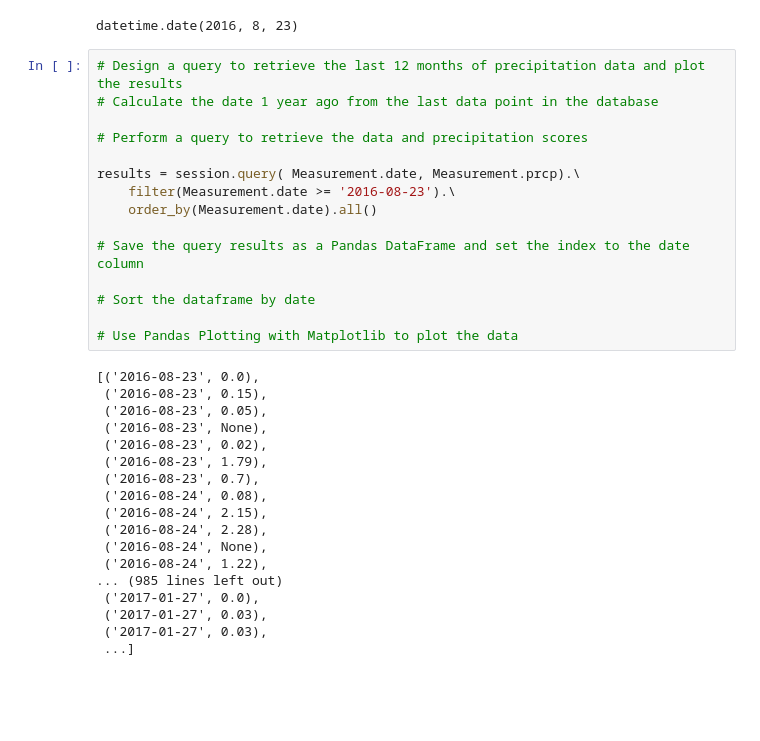
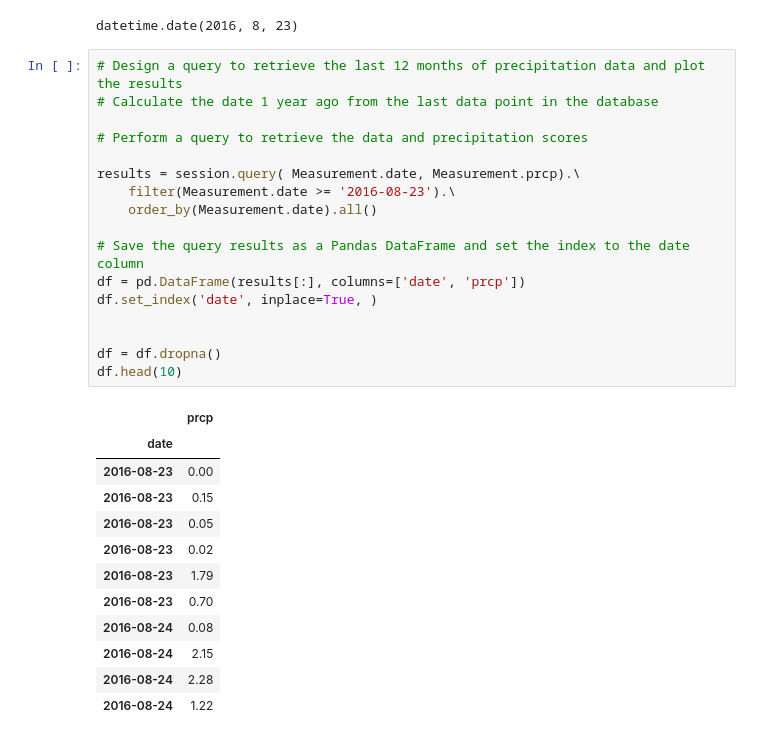
Before and after one commit to bregan78/sqlalchemy_challenge, a Jupyter notebook: SQLAlchemy.ipynb, the cells around one changed output. Saved outputs shown, nothing was run; the diff lists cells and outputs as text; blank space fills up the shorter version.

```diff
--- a/SQLAlchemy.ipynb
+++ b/SQLAlchemy.ipynb
@@ -111,33 +111,30 @@ datetime.date(2016, 8, 23)
 # %%
 # Design a query to retrieve the last 12 months of precipitation data and plot the results
 # Calculate the date 1 year ago from the last data point in the database
 
 # Perform a query to retrieve the data and precipitation scores
 
 results = session.query( Measurement.date, Measurement.prcp).\
     filter(Measurement.date >= '2016-08-23').\
     order_by(Measurement.date).all()
 
 # Save the query results as a Pandas DataFrame and set the index to the date column
+df = pd.DataFrame(results[:], columns=['date', 'prcp'])
+df.set_index('date', inplace=True, )
 
-# Sort the dataframe by date
 
-# Use Pandas Plotting with Matplotlib to plot the data
+df = df.dropna()
+df.head(10)
 # %% [output]
-[('2016-08-23', 0.0),
- ('2016-08-23', 0.15),
- ('2016-08-23', 0.05),
- ('2016-08-23', None),
- ('2016-08-23', 0.02),
- ('2016-08-23', 1.79),
- ('2016-08-23', 0.7),
- ('2016-08-24', 0.08),
- ('2016-08-24', 2.15),
- ('2016-08-24', 2.28),
- ('2016-08-24', None),
- ('2016-08-24', 1.22),
-... (985 lines left out)
- ('2017-01-27', 0.0),
- ('2017-01-27', 0.03),
- ('2017-01-27', 0.03),
- ...]
+|  | prcp |
+| date |  |
+| 2016-08-23 | 0.00 |
+| 2016-08-23 | 0.15 |
+| 2016-08-23 | 0.05 |
+| 2016-08-23 | 0.02 |
+| 2016-08-23 | 1.79 |
+| 2016-08-23 | 0.70 |
+| 2016-08-24 | 0.08 |
+| 2016-08-24 | 2.15 |
+| 2016-08-24 | 2.28 |
+| 2016-08-24 | 1.22 |
```
Also changed, not shown: parts of 3 cells of this notebook.
